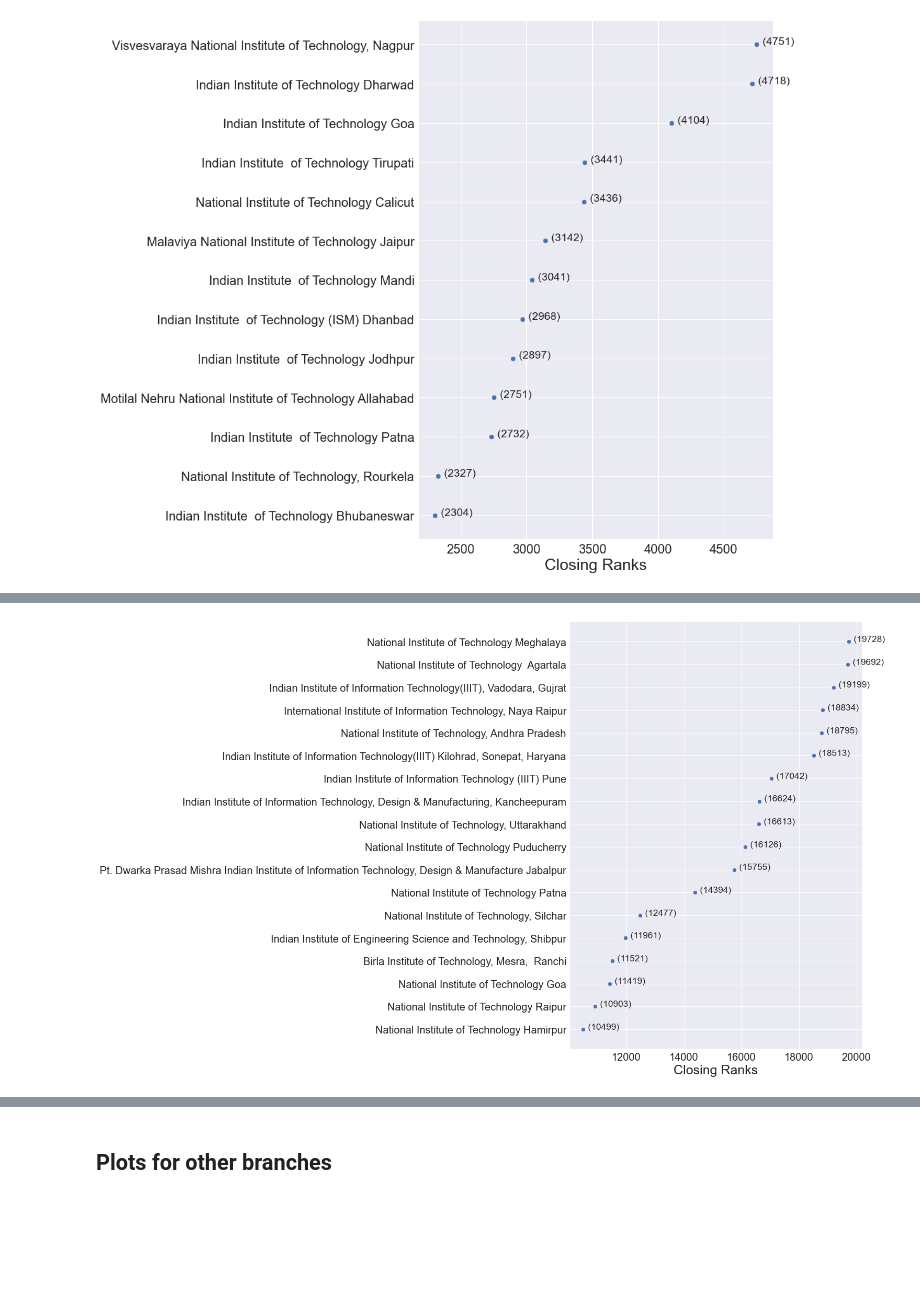
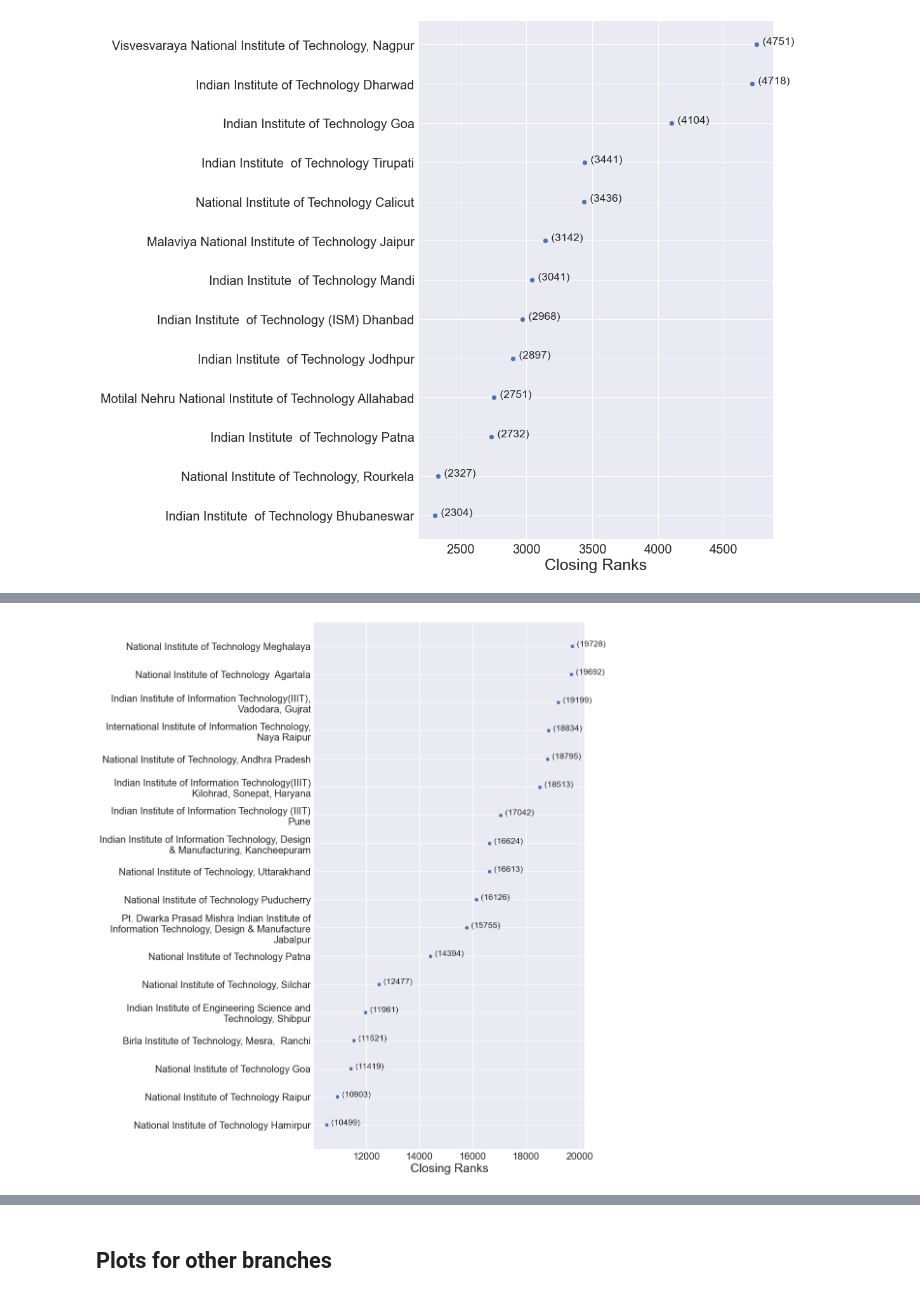
Before and after one commit to dvishal485/jossa-cutoff-2021, a Jupyter notebook: josaa-analysis.ipynb, the cells around one changed output, grey strips where cells are left out. Cells and saved outputs as stored; diff of their text form; code cells hidden in the pictures; blank space fills up the shorter version.

```diff
--- a/josaa-analysis.ipynb
+++ b/josaa-analysis.ipynb
@@ -182,12 +183,12 @@ plt.savefig('./outputs/top_teir_2.png',bbox_inches='tight')
 [figure]
 # %%
 # Top tier 3
+plt.style.use('seaborn')
 plt.subplots(figsize=(10,15))
-plt.style.use('seaborn')
 plt.tick_params(axis='both', which='major', labelsize=20)
 computer_sci_top = comparable[(comparable['Closing Rank']<10000)&(comparable['Closing Rank']>5000)]
 x = computer_sci_top['Closing Rank']
-y= computer_sci_top['Institute']
+y= computer_sci_top['Institute'].apply(lambda x: '\n'.join(textwrap.wrap(x, width=50)))
 plt.xlabel('Closing Ranks',fontsize=25)
 for i_x, i_y in zip(x, y):
     plt.text(i_x, i_y, '  ({})'.format(i_x),fontsize='xx-large')
@@ -198,18 +199,18 @@ plt.savefig('./outputs/top_teir_3.png',bbox_inches='tight')
 # %%
 # Top tier 4
-plt.subplots(figsize=(10,15))
 plt.style.use('seaborn')
+plt.subplots(figsize=(10,20))
 plt.tick_params(axis='both', which='major', labelsize=20)
 computer_sci_top = comparable[(comparable['Closing Rank']<20000)&(comparable['Closing Rank']>10000)]
 x = computer_sci_top['Closing Rank']
-y= computer_sci_top['Institute']
+y= computer_sci_top['Institute'].apply(lambda x: '\n'.join(textwrap.wrap(x, width=50)))
 plt.xlabel('Closing Ranks',fontsize=25)
 for i_x, i_y in zip(x, y):
     plt.text(i_x, i_y, '  ({})'.format(i_x),fontsize='xx-large')
 plt.scatter(x,y);
 plt.savefig('./outputs/top_teir_4.png',bbox_inches='tight')
 # %% [output]
-[figure, old version]
+[figure, new version]
 # %%
 # Some more information
 pd.DataFrame(data=output['Seat Type'].value_counts()), pd.DataFrame(data=output['Quota'].value_counts())
```
Also changed, not shown: parts of 5 cells of this notebook, 5 other files.
